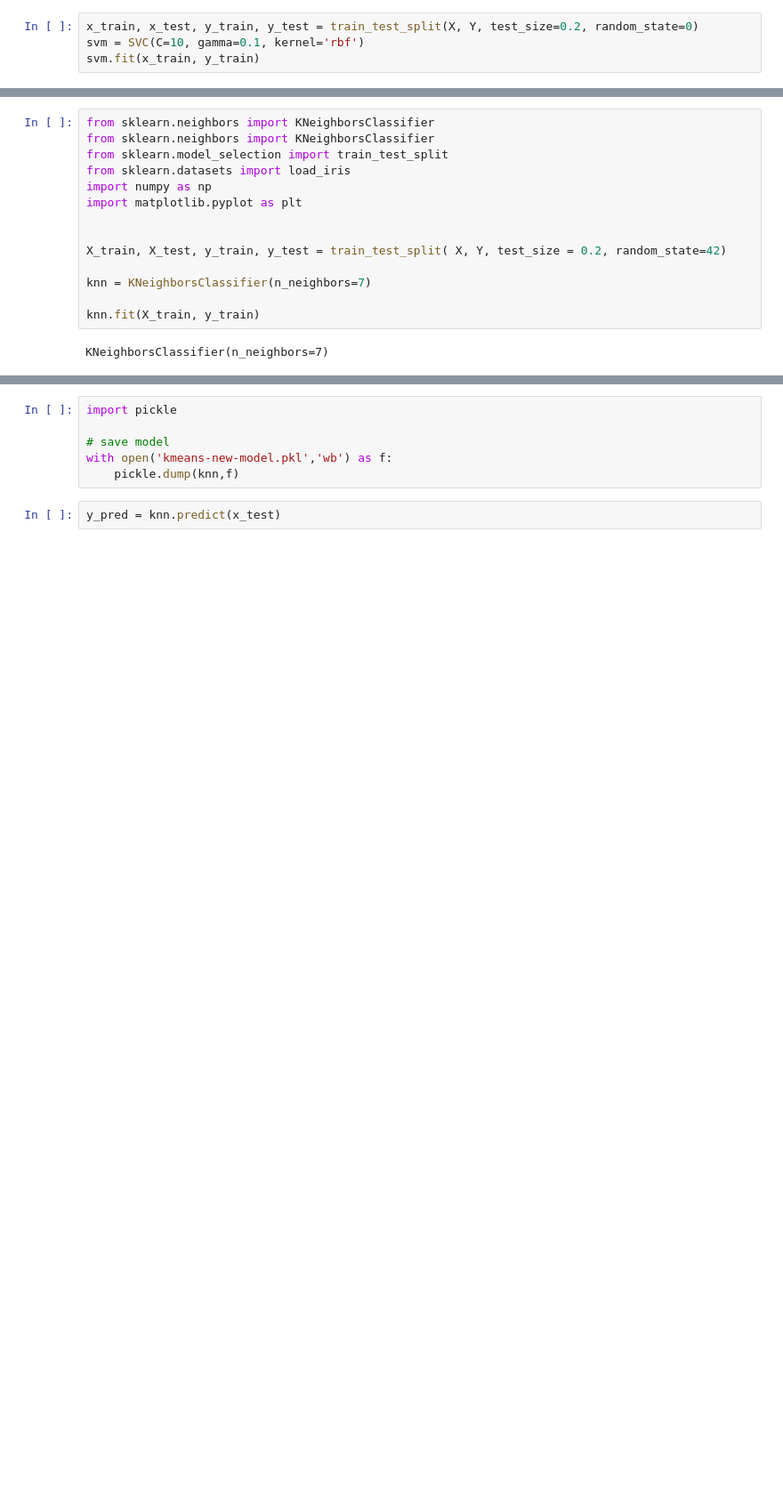
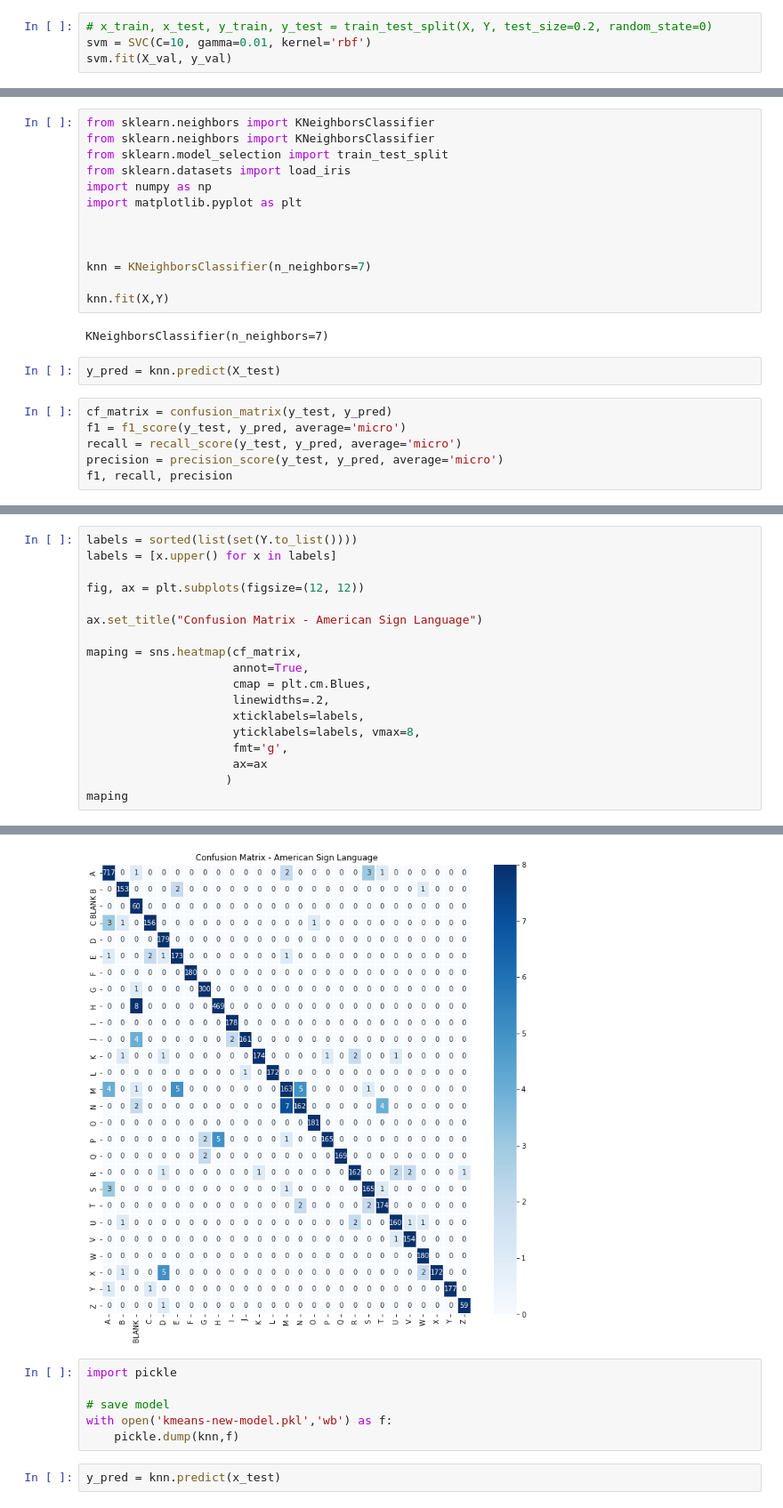
Before and after one commit to aswinsankarpd/MiniProject, a Jupyter notebook: train.ipynb, the cells around one changed output, grey strips where cells are left out. Shown at 89% size. Cells and saved outputs as stored; diff of their text form; blank space fills up the shorter version.

```diff
--- a/train.ipynb
+++ b/train.ipynb
@@ -45,5 +92,5 @@ Labels shape = (8446,)
 # %%
-x_train, x_test, y_train, y_test = train_test_split(X, Y, test_size=0.2, random_state=0)
-svm = SVC(C=10, gamma=0.1, kernel='rbf')
-svm.fit(x_train, y_train)
+# x_train, x_test, y_train, y_test = train_test_split(X, Y, test_size=0.2, random_state=0)
+svm = SVC(C=10, gamma=0.01, kernel='rbf')
+svm.fit(X_val, y_val)
 # %% [output]
@@ -100,10 +148,17 @@ import numpy as np
 import matplotlib.pyplot as plt
 
 
-X_train, X_test, y_train, y_test = train_test_split( X, Y, test_size = 0.2, random_state=42)
 
 knn = KNeighborsClassifier(n_neighbors=7)
 
-knn.fit(X_train, y_train)
+knn.fit(X,Y)
 # %% [output]
 KNeighborsClassifier(n_neighbors=7)
+# %%
+y_pred = knn.predict(X_test)
+# %%
+cf_matrix = confusion_matrix(y_test, y_pred)
+f1 = f1_score(y_test, y_pred, average='micro')
+recall = recall_score(y_test, y_pred, average='micro')
+precision = precision_score(y_test, y_pred, average='micro')
+f1, recall, precision
@@ -109,0 +167,19 @@ KNeighborsClassifier(n_neighbors=7)
+# %%
+labels = sorted(list(set(Y.to_list())))
+labels = [x.upper() for x in labels]
+
+fig, ax = plt.subplots(figsize=(12, 12))
+
+ax.set_title("Confusion Matrix - American Sign Language")
+
+maping = sns.heatmap(cf_matrix,
+                     annot=True,
+                     cmap = plt.cm.Blues,
+                     linewidths=.2,
+                     xticklabels=labels,
+                     yticklabels=labels, vmax=8,
+                     fmt='g',
+                     ax=ax
+                    )
+maping
+# %% [output]
@@ -110,3 +187,4 @@ KNeighborsClassifier(n_neighbors=7)
+[figure, added]
 # %%
 import pickle
 
```
Also changed, not shown: parts of 19 cells of this notebook, 3 other files.
